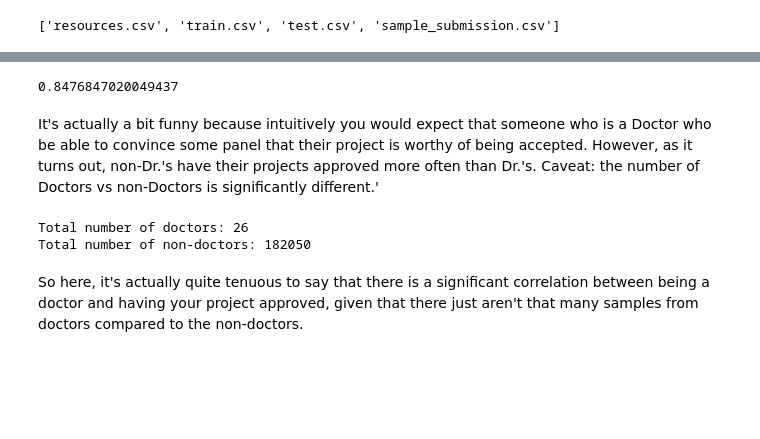
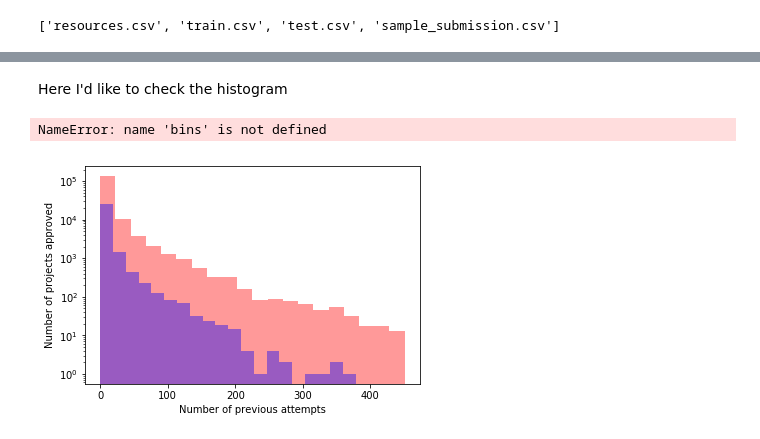
Before and after one commit to pbnjeff89/Kaggle_DonorsChoose, a Jupyter notebook: prev_exp.ipynb, the cells around one changed output, grey strips where cells are left out. Saved outputs shown, nothing was run; the diff lists cells and outputs as text; code cells hidden in the pictures; blank space fills up the shorter version.

```diff
--- a/prev_exp.ipynb
+++ b/prev_exp.ipynb
@@ -13,3 +28,3 @@ data_rejected = data[data['project_is_approved'] == 0]
 # %%
-data_approved = data_approved.drop('project_is_approved', axis=1)
-data_rejected = data_rejected.drop('project_is_approved', axis=1)
+previously_posted_approved = previously_posted[previously_posted['project_is_approved'] == 1].drop('project_is_approved',axis=1)
+previously_posted_rejected = previously_posted[previously_posted['project_is_approved'] == 0].drop('project_is_approved',axis=1)
@@ -80,17 +31,23 @@ print(approved_rate_teacher)
-# %%
-total_num_non_dr = total_known_men + total_known_women + total_known_teachers
-approval_rate_non_dr = (approved_counts['Mr.'] + approved_counts['Mrs.'] + approved_counts['Ms.'] + \
-                           approved_counts['Teacher']) / total_num_non_dr
-print(approval_rate_non_dr)
-# %% [output]
-0.8476847020049437
-# %% [markdown]
-It's actually a bit funny because intuitively you would expect that someone who is a Doctor who be able to convince some panel that their project is worthy of being accepted. However, as it turns out, non-Dr.'s have their projects approved more often than Dr.'s. Caveat: the number of Doctors vs non-Doctors is significantly different.'
-# %%
-print('Total number of doctors: ' + str(total_num_dr))
-print('Total number of non-doctors: ' + str(total_num_non_dr))
-# %% [output]
-Total number of doctors: 26
-Total number of non-doctors: 182050
-# %% [markdown]
-So here, it's actually quite tenuous to say that there is a significant correlation between being a doctor and having your project approved, given that there just aren't that many samples from doctors compared to the non-doctors.
+# %% [markdown]
+Here I'd like to check the histogram
+# %%
+(num_approved,bins_approved,patches_approved)= plt.hist(previously_posted_approved['teacher_number_of_previously_posted_projects'],
+                                                        bins=20, color='r',
+                                                        alpha=0.4, label='Approved',
+                                                       log=True)
+(num_rejected,bins_rejected,patches_rejected) = plt.hist(previously_posted_rejected['teacher_number_of_previously_posted_projects'],
+                                                        bins=20, color='b',
+                                                        alpha=0.4, label='Rejected',
+                                                        log=True)
+
+plt.xlabel('Number of previous attempts')
+plt.ylabel('Number of projects approved')
+
+plt.xticks(bins, rotation='vertical')
+
+plt.legend()
+
+plt.show()
+# %% [output]
+NameError: name 'bins' is not defined
+[figure, added]
```
Also changed, not shown: parts of 17 cells of this notebook, 2 other files.
